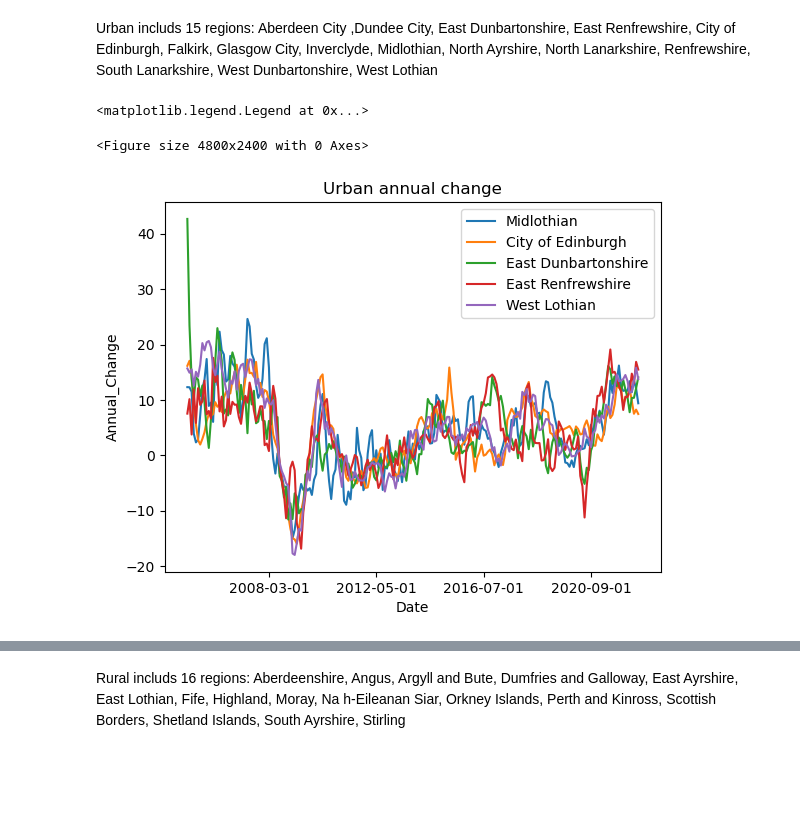
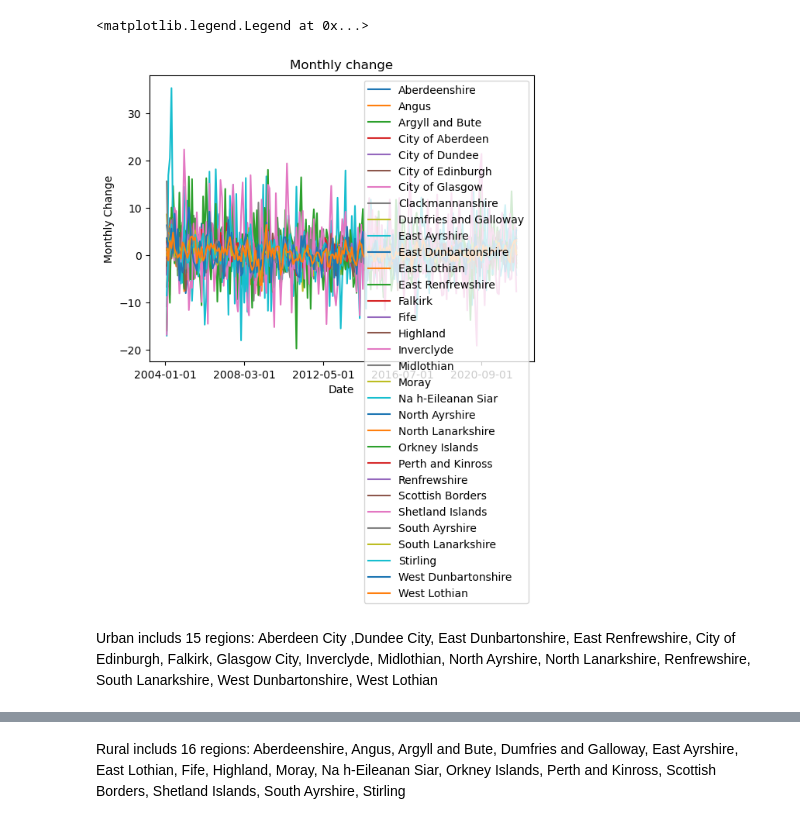
Before and after one commit to kegrad/house-price-index-group-project, a Jupyter notebook: Scotland.ipynb, the cells around one changed output, grey strips where cells are left out. Saved outputs shown, nothing was run; the diff lists cells and outputs as text; code cells hidden in the pictures; blank space fills up the shorter version.

```diff
--- a/Scotland.ipynb
+++ b/Scotland.ipynb
@@ -53,26 +43,18 @@ df_monthly_change=df_scotland.pivot(index='Date',columns='Region_Name',values='M
+# %%
+#plt.figure(figsize=(16, 8), dpi=300)
+df_monthly_change=df_scotland.pivot(index='Date',columns='Region_Name',values='Monthly_Change')
+#df_monthly_change[['Highland', 'Stirling', 'Orkney Islands' , 'City of Edinburgh']].plot()
+df_monthly_change.plot()
+plt.title('Monthly change')
+
+# adding labels to the axes, add a legend
+plt.xlabel('Date')
+plt.ylabel('Monthly Change')
+plt.legend()
+# %% [output]
+<matplotlib.legend.Legend at 0x...>
+[figure, added]
 # %% [markdown]
 Urban includs 15 regions: Aberdeen City ,Dundee City, East Dunbartonshire,
 East Renfrewshire, City of Edinburgh, Falkirk, Glasgow City, Inverclyde, Midlothian,
 North Ayrshire, North Lanarkshire, Renfrewshire, South Lanarkshire, West Dunbartonshire, West Lothian
-# %%
-##Urban1
-plt.figure(figsize=(16, 8), dpi=300)
-df_annual_change[['Midlothian','City of Edinburgh', 'East Dunbartonshire' ,
-                  'East Renfrewshire', 'West Lothian']].plot()
-
-#df_annual_change[['City of Aberdeen', 'City of Dundee', 'East Dunbartonshire' , 'East Renfrewshire',
-#                  'City of Edinburgh', 'Falkirk', 'City of Glasgow', 'Inverclyde', 'Midlothian',
-#                  'North Ayrshire', 'North Lanarkshire', 'Renfrewshire', 'South Lanarkshire',
-#                  'West Dunbartonshire', 'West Lothian']].plot()
-
-
-plt.title('Urban annual change')
-
-# adding labels to the axes, add a legend
-plt.xlabel('Date')
-plt.ylabel('Annual_Change')
-plt.legend()
-# %% [output]
-<matplotlib.legend.Legend at 0x...>
-<Figure size 4800x2400 with 0 Axes>
-[figure, removed]
```
Also changed, not shown: parts of 66 cells of this notebook.
